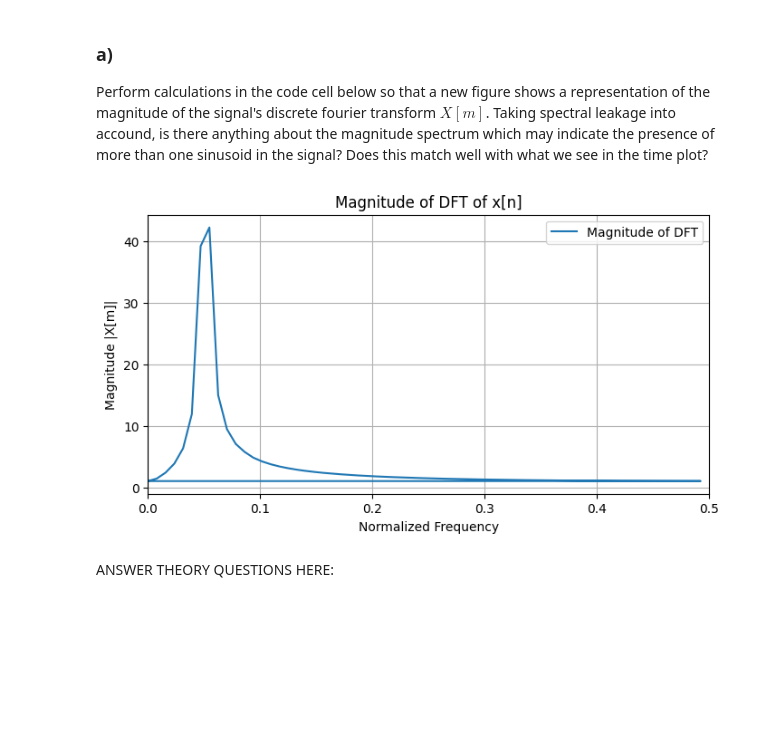
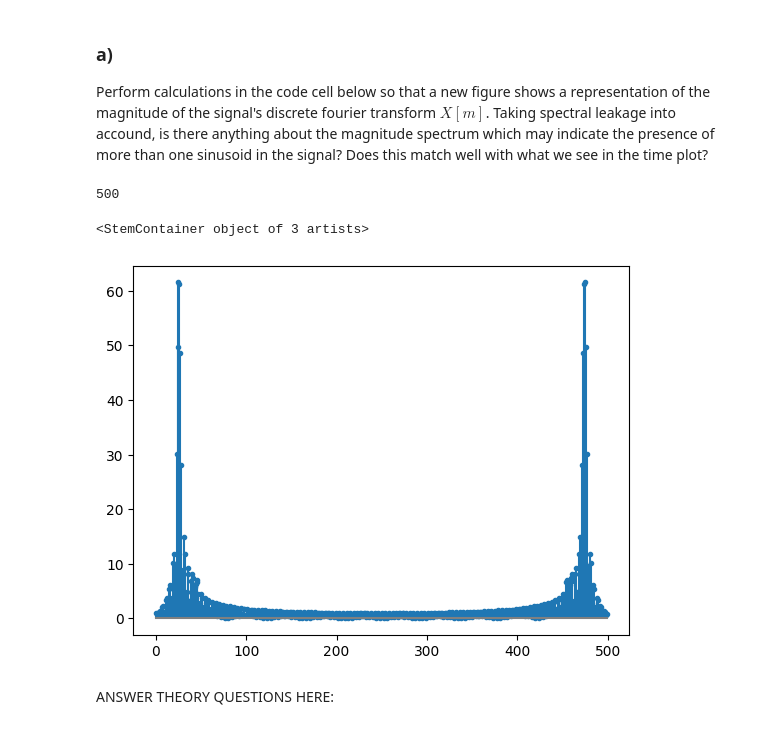
Before and after one commit to AndreFug/AIS2201, a Jupyter notebook: Exercise_5/Problem3.ipynb, the cells around one changed output. Saved outputs shown, nothing was run; the diff lists cells and outputs as text; code cells hidden in the pictures; blank space fills up the shorter version.

```diff
--- a/Exercise_5/Problem3.ipynb
+++ b/Exercise_5/Problem3.ipynb
@@ -201,26 +201,19 @@ Text(0.5, 1.0, '$x[n]$')
 ### a)
 
 Perform calculations in the code cell below so that a new figure shows a representation of the magnitude of the signal's discrete fourier transform $ X[m] $. Taking spectral leakage into accound, is there anything about the magnitude spectrum which may indicate the presence of more than one sinusoid in the signal? Does this match well with what we see in the time plot?
-# %%
-# Perform DFT on the signal
-X_m = np.fft.fft(xn)    # DFT of the signal x[n]
-X_m_magnitude = np.abs(X_m)  # Magnitude of the DFT
-
-# Frequency axis
-freq = np.fft.fftfreq(N, d=1)  # assuming sampling interval d=1
-
-# Plot the magnitude of the DFT
-plt.figure(figsize=(8, 4))
-plt.plot(freq, X_m_magnitude, label='Magnitude of DFT')
-plt.xlim([0, 0.5])  # Display only the positive frequency range
-plt.xlabel('Normalized Frequency')
-plt.ylabel('Magnitude |X[m]|')
-plt.title('Magnitude of DFT of x[n]')
-plt.grid(True)
-plt.legend()
-plt.show()
-# %% [output]
-[figure, removed]
+# %%
+# WRITE YOUR CODE IN THIS CELL:
+Xm = np.fft.fft(xn, n=DTFT_res)
+xMag = np.abs(Xm)
+
+print(len(Xm))
+
+
+plt.stem(np.arange(len(Xm)),xMag, linefmt='-', markerfmt='.', basefmt='grey')
+# %% [output]
+500
+<StemContainer object of 3 artists>
+[figure, added]
 # %% [markdown]
 ANSWER THEORY QUESTIONS HERE:
 # %% [markdown]
```
Also changed, not shown: parts of 2 cells of this notebook.
